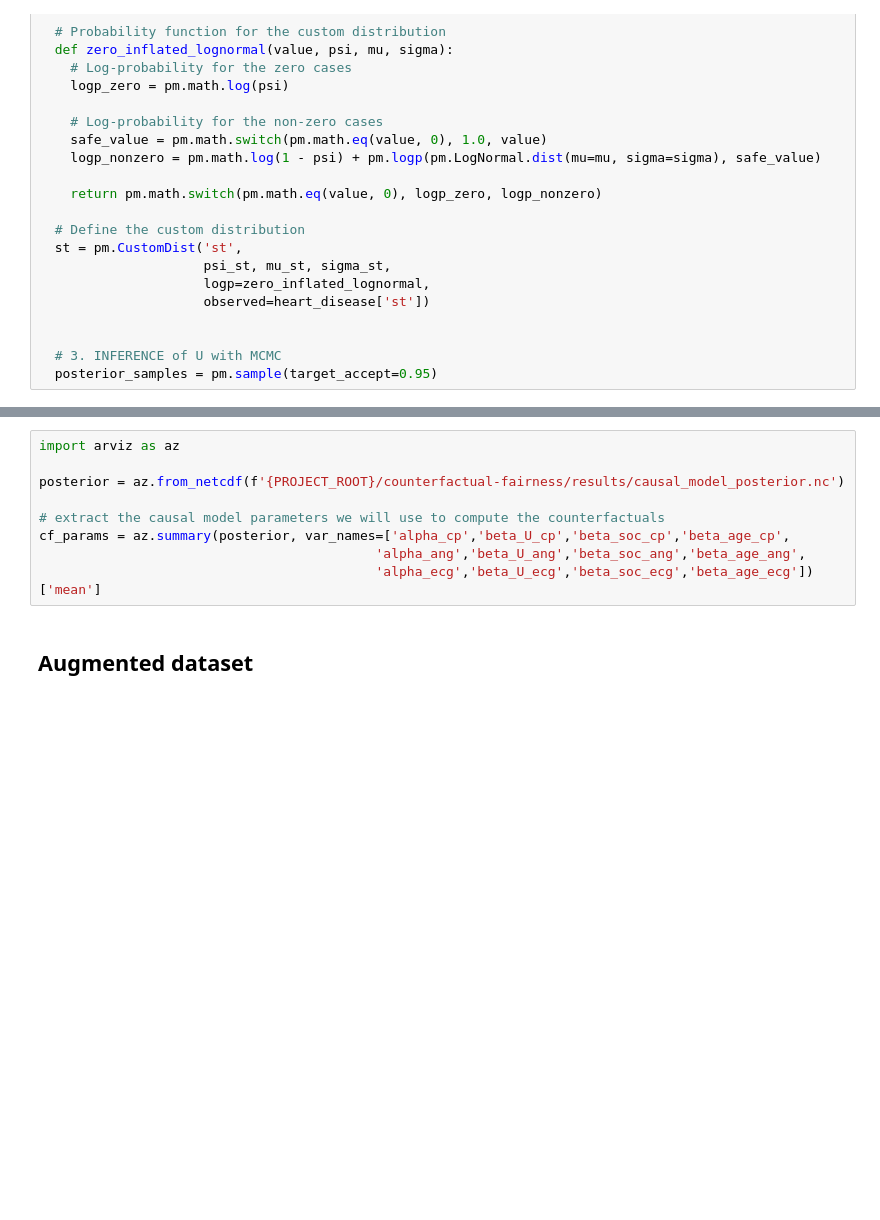
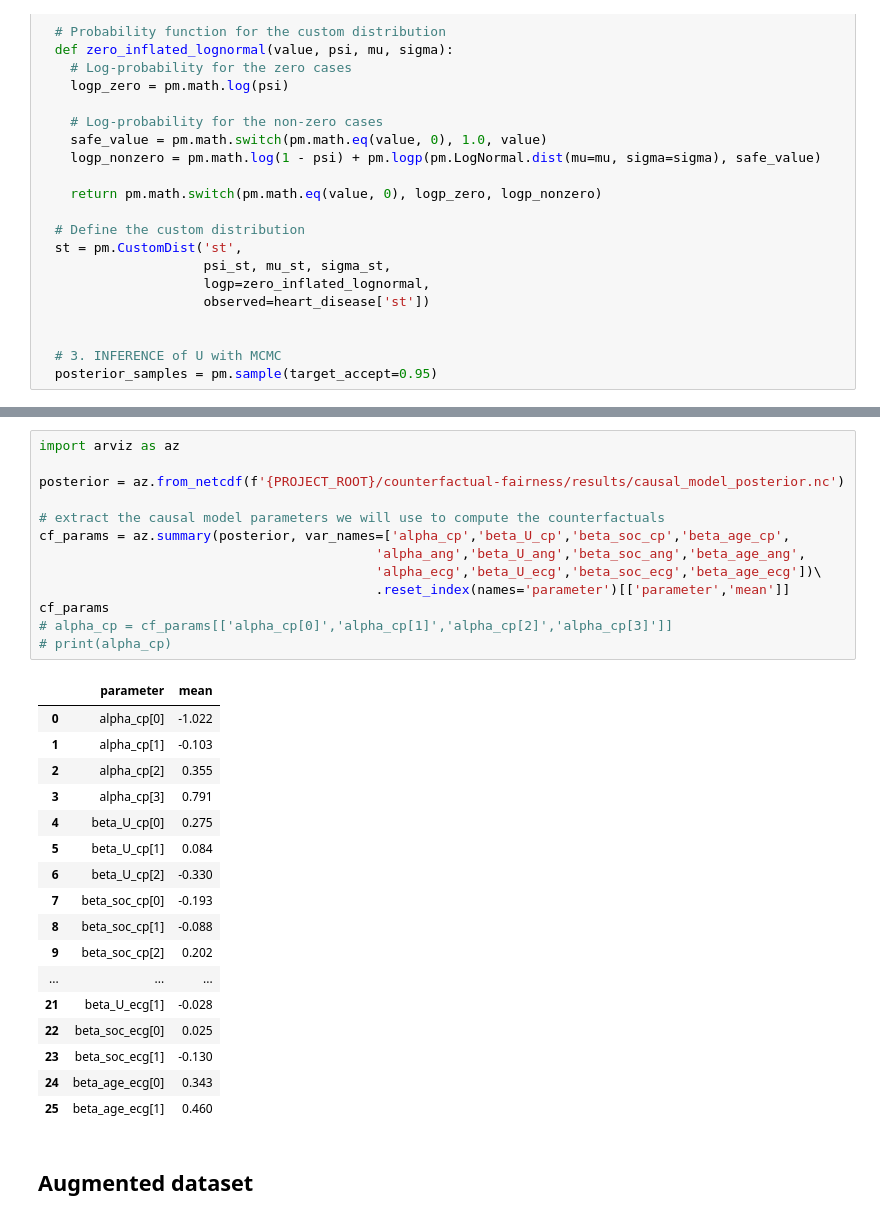
Before and after one commit to LuSyo/Health-ML-Bias-Experiments, a Jupyter notebook: notebooks/02_CAD_counterfactual_fairness.ipynb, the cells around one changed output, grey strips where cells are left out. Cells and saved outputs as stored; diff of their text form; blank space fills up the shorter version.

Commit message:
extract params

```diff
--- a/notebooks/02_CAD_counterfactual_fairness.ipynb
+++ b/notebooks/02_CAD_counterfactual_fairness.ipynb
@@ -305,12 +303,34 @@ NameError: name 'posterior_samples' is not defined
 # %%
 import arviz as az
 
 posterior = az.from_netcdf(f'{PROJECT_ROOT}/counterfactual-fairness/results/causal_model_posterior.nc')
 
 # extract the causal model parameters we will use to compute the counterfactuals
 cf_params = az.summary(posterior, var_names=['alpha_cp','beta_U_cp','beta_soc_cp','beta_age_cp',
                                            'alpha_ang','beta_U_ang','beta_soc_ang','beta_age_ang',
-                                           'alpha_ecg','beta_U_ecg','beta_soc_ecg','beta_age_ecg'])['mean']
+                                           'alpha_ecg','beta_U_ecg','beta_soc_ecg','beta_age_ecg'])\
+                                           .reset_index(names='parameter')[['parameter','mean']]
+cf_params
+# alpha_cp = cf_params[['alpha_cp[0]','alpha_cp[1]','alpha_cp[2]','alpha_cp[3]']]
+# print(alpha_cp)
+# %% [output]
+|  | parameter | mean |
+| 0 | alpha_cp[0] | -1.022 |
+| 1 | alpha_cp[1] | -0.103 |
+| 2 | alpha_cp[2] | 0.355 |
+| 3 | alpha_cp[3] | 0.791 |
+| 4 | beta_U_cp[0] | 0.275 |
+| 5 | beta_U_cp[1] | 0.084 |
+| 6 | beta_U_cp[2] | -0.330 |
+| 7 | beta_soc_cp[0] | -0.193 |
+| 8 | beta_soc_cp[1] | -0.088 |
+| 9 | beta_soc_cp[2] | 0.202 |
+| ... | ... | ... |
+| 21 | beta_U_ecg[1] | -0.028 |
+| 22 | beta_soc_ecg[0] | 0.025 |
+| 23 | beta_soc_ecg[1] | -0.130 |
+| 24 | beta_age_ecg[0] | 0.343 |
+| 25 | beta_age_ecg[1] | 0.460 |
 # %% [markdown]
 ## Augmented dataset
 # %%
```
Also changed, not shown: parts of 2 cells of this notebook.
